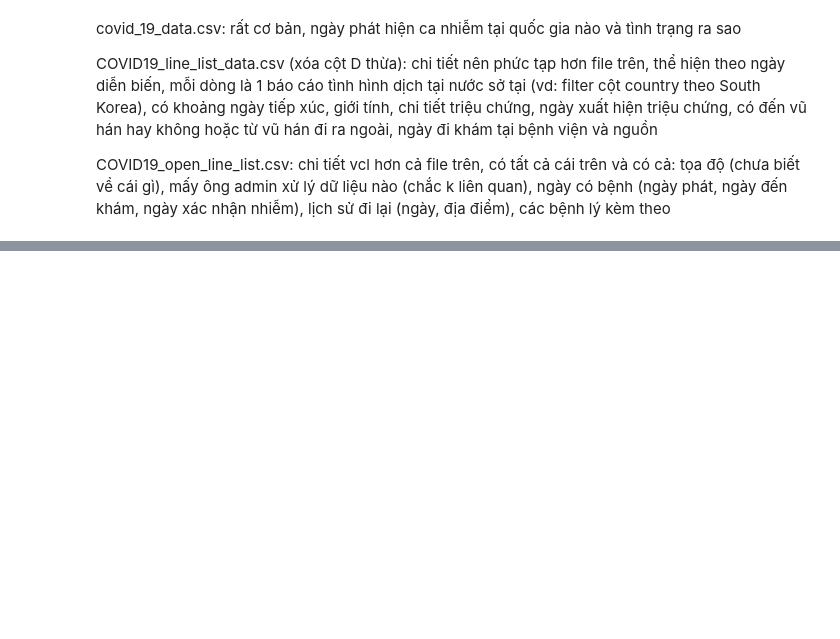
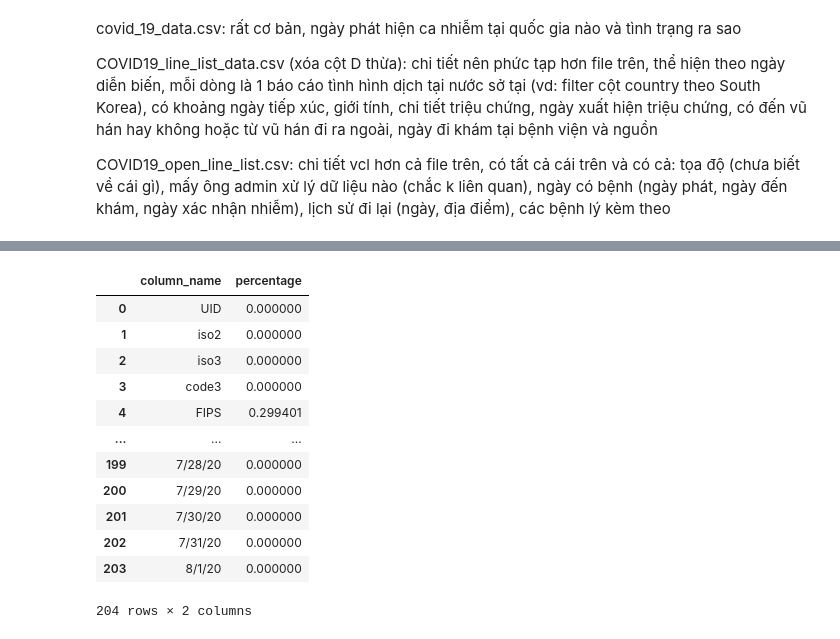
Before and after one commit to vonhatthinh/Final_Project_LTKHDL, a Jupyter notebook: 1712796-VoNhatThinh.ipynb, the cells around one changed output, grey strips where cells are left out. Saved outputs shown, nothing was run; the diff lists cells and outputs as text; code cells hidden in the pictures; blank space fills up the shorter version.

```diff
--- a/1712796-VoNhatThinh.ipynb
+++ b/1712796-VoNhatThinh.ipynb
@@ -29,0 +159,19 @@ COVID19_open_line_list.csv: chi tiết vcl hơn cả file trên, có tất cả
+# %%
+f = time_series_covid_19_confirmed_US
+miss_f = [(c, f[c].isna().mean()*100) for c in f]
+miss_f = pd.DataFrame(miss_f, columns=["column_name", "percentage"])
+miss_f
+# %% [output]
+|  | column_name | percentage |
+| 0 | UID | 0.000000 |
+| 1 | iso2 | 0.000000 |
+| 2 | iso3 | 0.000000 |
+| 3 | code3 | 0.000000 |
+| 4 | FIPS | 0.299401 |
+| ... | ... | ... |
+| 199 | 7/28/20 | 0.000000 |
+| 200 | 7/29/20 | 0.000000 |
+| 201 | 7/30/20 | 0.000000 |
+| 202 | 7/31/20 | 0.000000 |
+| 203 | 8/1/20 | 0.000000 |
+204 rows × 2 columns
```
Also changed, not shown: parts of 19 cells of this notebook.
